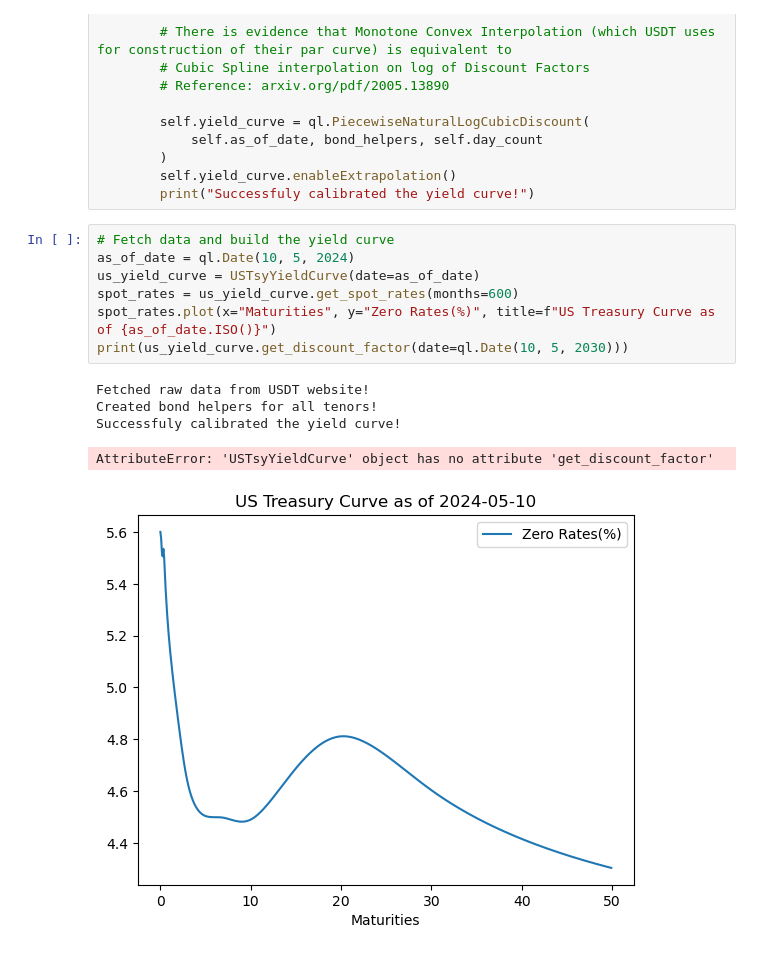
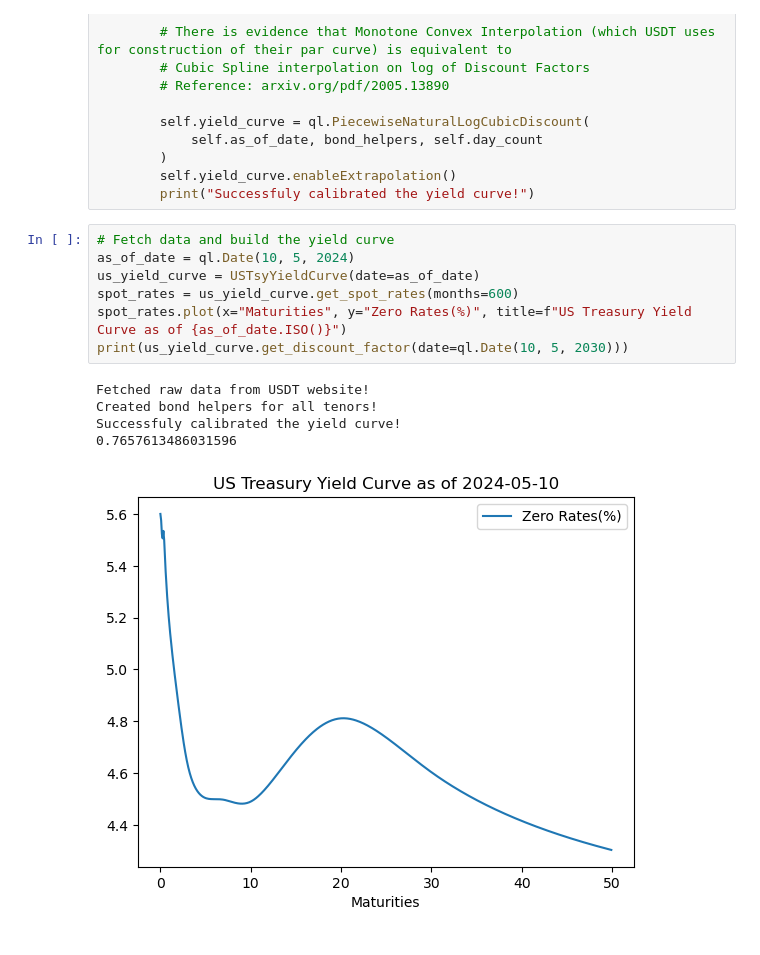
Before and after one commit to sainiabhinav95/quant_models, a Jupyter notebook: yield_curves/us_tsy_yc.ipynb, the cells around one changed output. Saved outputs shown, nothing was run; the diff lists cells and outputs as text.

```diff
--- a/yield_curves/us_tsy_yc.ipynb
+++ b/yield_curves/us_tsy_yc.ipynb
@@ -157,13 +162,13 @@ class USTsyYieldCurve:
 # %%
 # Fetch data and build the yield curve
 as_of_date = ql.Date(10, 5, 2024)
 us_yield_curve = USTsyYieldCurve(date=as_of_date)
 spot_rates = us_yield_curve.get_spot_rates(months=600)
-spot_rates.plot(x="Maturities", y="Zero Rates(%)", title=f"US Treasury Curve as of {as_of_date.ISO()}")
+spot_rates.plot(x="Maturities", y="Zero Rates(%)", title=f"US Treasury Yield Curve as of {as_of_date.ISO()}")
 print(us_yield_curve.get_discount_factor(date=ql.Date(10, 5, 2030)))
 # %% [output]
 Fetched raw data from USDT website!
 Created bond helpers for all tenors!
 Successfuly calibrated the yield curve!
+0.7657613486031596
-AttributeError: 'USTsyYieldCurve' object has no attribute 'get_discount_factor'
-[figure, old version]
+[figure, new version]
```
Also changed, not shown: parts of 1 cell of this notebook.
